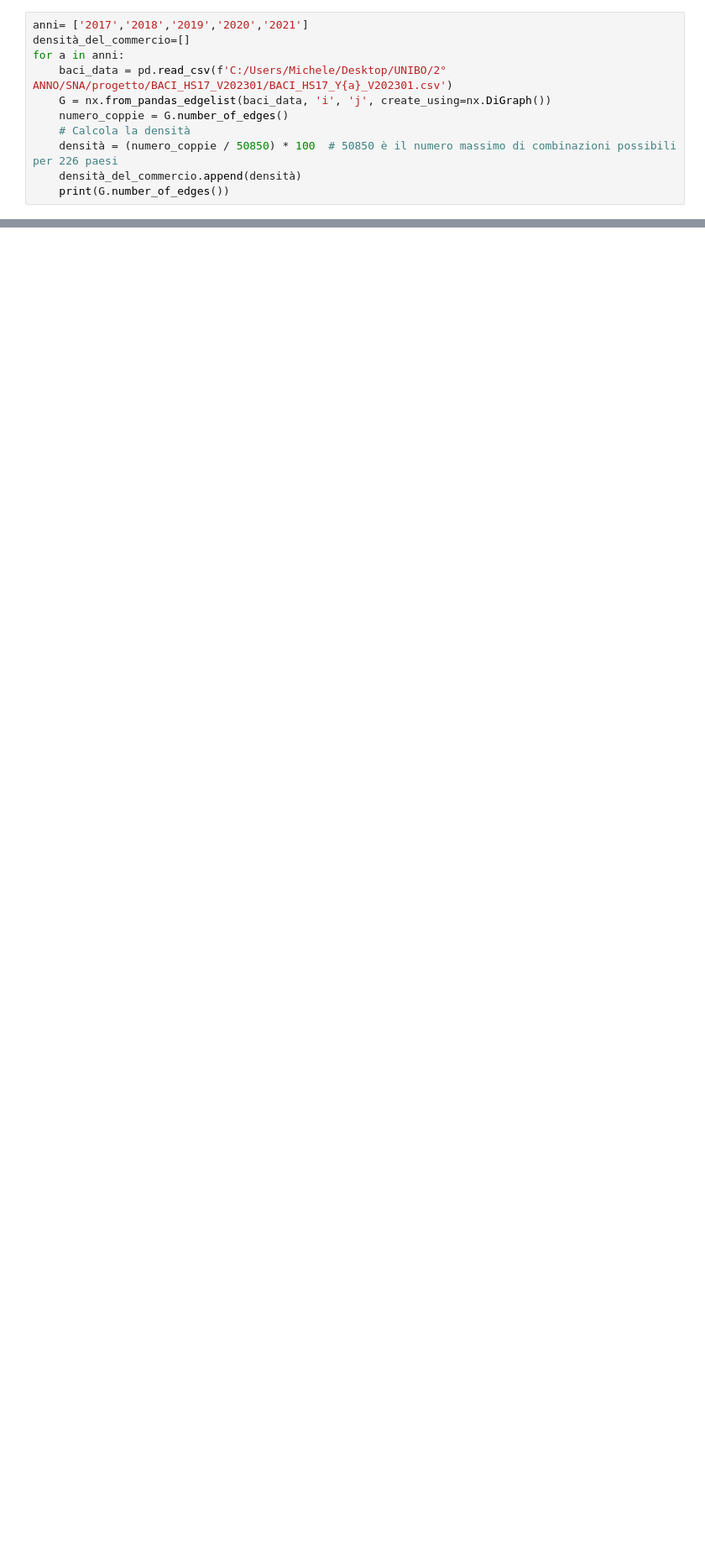
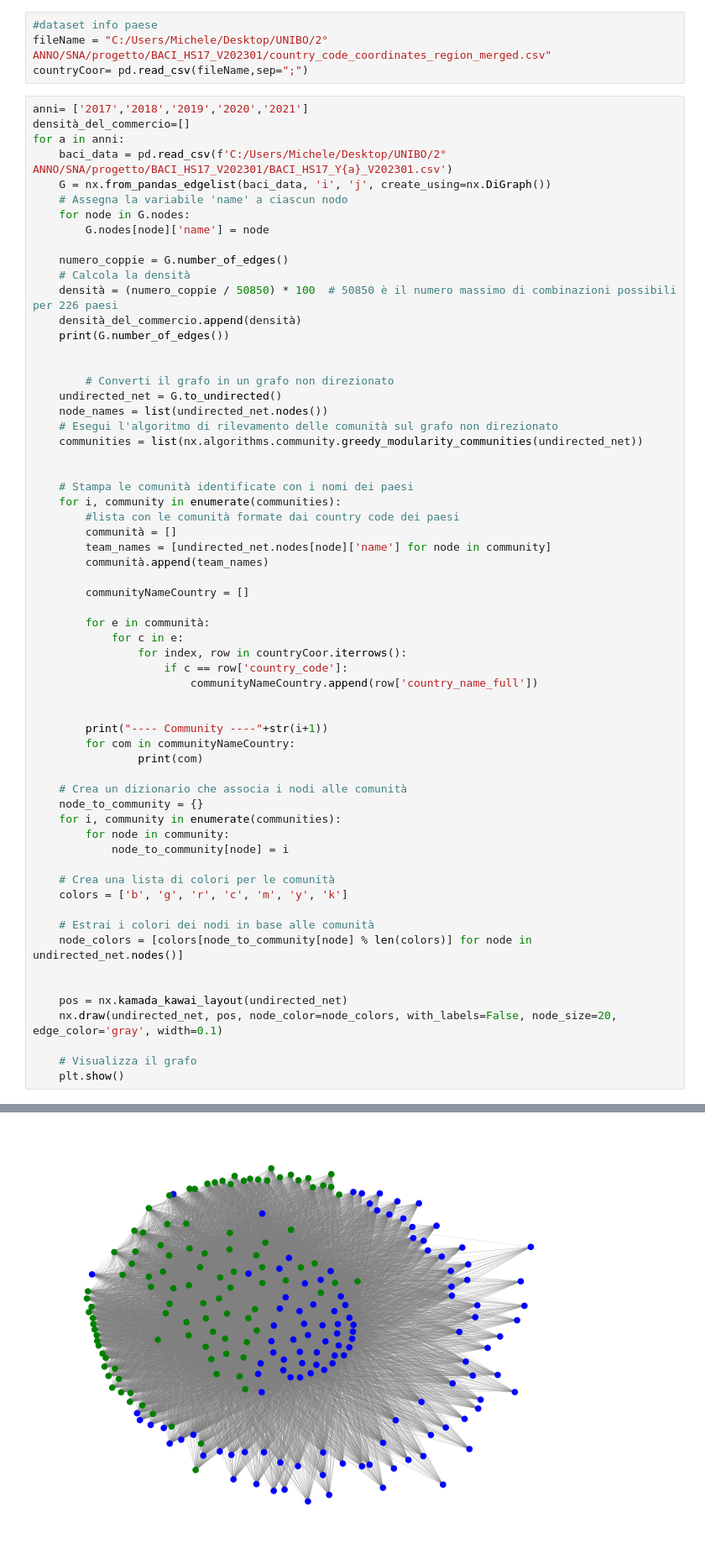
Before and after one commit to elia99l/SocialAnalysis, a Jupyter notebook: code/measures/densityOfFlows.ipynb, the cells around one changed output, grey strips where cells are left out. Shown at 84% size. Cells and saved outputs as stored; diff of their text form; blank space fills up the shorter version.

```diff
--- a/code/measures/densityOfFlows.ipynb
+++ b/code/measures/densityOfFlows.ipynb
@@ -7,13 +8,68 @@ import matplotlib.patches as patches
+# %%
+#dataset info paese
+fileName = "C:/Users/Michele/Desktop/UNIBO/2° ANNO/SNA/progetto/BACI_HS17_V202301/country_code_coordinates_region_merged.csv"
+countryCoor= pd.read_csv(fileName,sep=";")
 # %%
 anni= ['2017','2018','2019','2020','2021']
 densità_del_commercio=[]
 for a in anni:
     baci_data = pd.read_csv(f'C:/Users/Michele/Desktop/UNIBO/2° ANNO/SNA/progetto/BACI_HS17_V202301/BACI_HS17_Y{a}_V202301.csv')
     G = nx.from_pandas_edgelist(baci_data, 'i', 'j', create_using=nx.DiGraph())
+    # Assegna la variabile 'name' a ciascun nodo
+    for node in G.nodes:
+        G.nodes[node]['name'] = node
+
     numero_coppie = G.number_of_edges()
     # Calcola la densità
     densità = (numero_coppie / 50850) * 100  # 50850 è il numero massimo di combinazioni possibili per 226 paesi
     densità_del_commercio.append(densità)
     print(G.number_of_edges())
+
+
+        # Converti il grafo in un grafo non direzionato
+    undirected_net = G.to_undirected()
+    node_names = list(undirected_net.nodes())
+    # Esegui l'algoritmo di rilevamento delle comunità sul grafo non direzionato
+    communities = list(nx.algorithms.community.greedy_modularity_communities(undirected_net))
+
+
+    # Stampa le comunità identificate con i nomi dei paesi
+    for i, community in enumerate(communities):
+        #lista con le comunità formate dai country code dei paesi
+        communità = []
+        team_names = [undirected_net.nodes[node]['name'] for node in community]
+        communità.append(team_names)
+
+        communityNameCountry = []
+
+        for e in communità:
+            for c in e:
+                for index, row in countryCoor.iterrows():
+                    if c == row['country_code']:
+                        communityNameCountry.append(row['country_name_full'])
+
+
+        print("---- Community ----"+str(i+1))
+        for com in communityNameCountry:
+                print(com)
+
+    # Crea un dizionario che associa i nodi alle comunità
+    node_to_community = {}
+    for i, community in enumerate(communities):
+        for node in community:
+            node_to_community[node] = i
+
+    # Crea una lista di colori per le comunità
+    colors = ['b', 'g', 'r', 'c', 'm', 'y', 'k']
+
+    # Estrai i colori dei nodi in base alle comunità
+    node_colors = [colors[node_to_community[node] % len(colors)] for node in undirected_net.nodes()]
+
+
+    pos = nx.kamada_kawai_layout(undirected_net)
+    nx.draw(undirected_net, pos, node_color=node_colors, with_labels=False, node_size=20, edge_color='gray', width=0.1)
+
+    # Visualizza il grafo
+    plt.show()
 # %% [output]
 26194
@@ -23,0 +92 @@ for a in anni:
+[figure, added]
```
Also changed, not shown: parts of 7 cells of this notebook.
